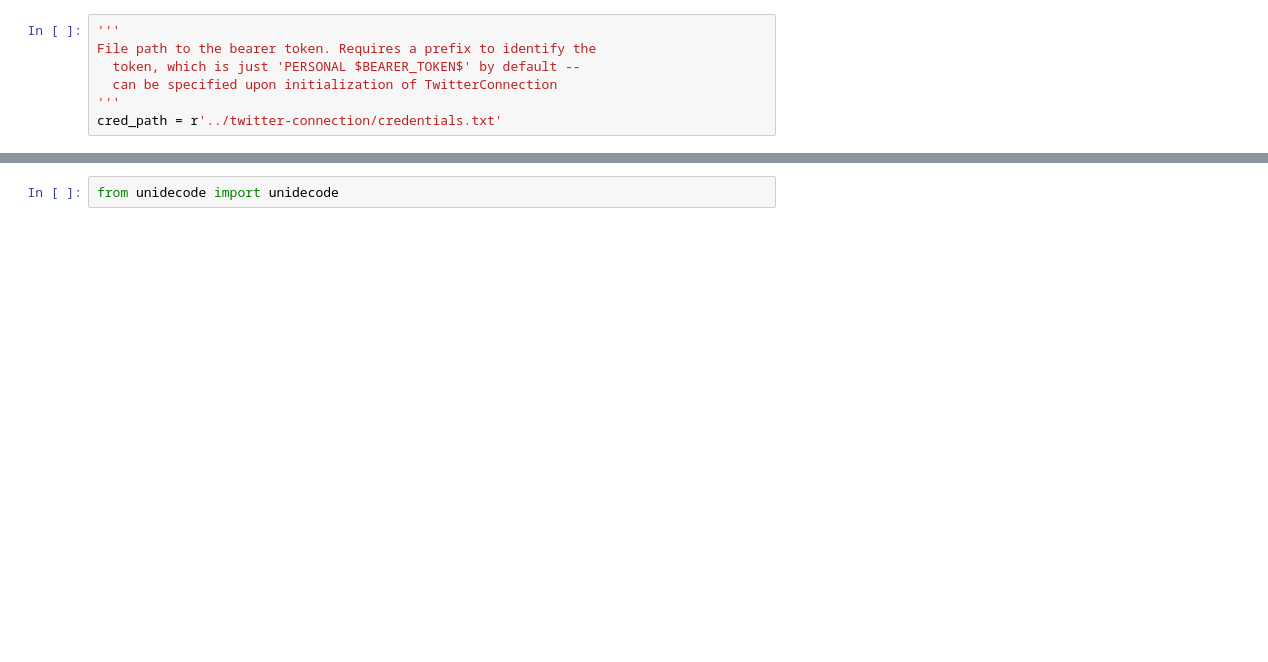
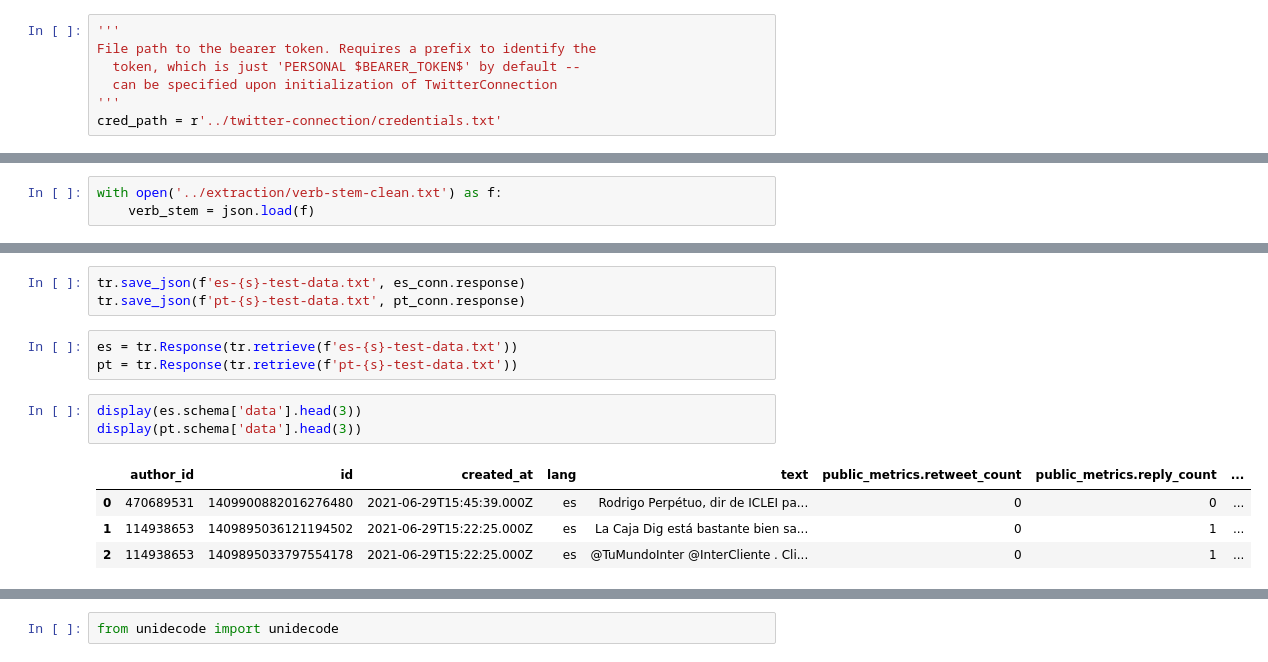
Before and after one commit to ruskirin/ling-twitter-analysis, a Jupyter notebook: extraction/extraction-test.ipynb, the cells around one changed output, grey strips where cells are left out. Cells and saved outputs as stored; diff of their text form; blank space fills up the shorter version.

```diff
--- a/extraction/extraction-test.ipynb
+++ b/extraction/extraction-test.ipynb
@@ -84,0 +29,3 @@ display(places.head(3))
+# %%
+with open('../extraction/verb-stem-clean.txt') as f:
+    verb_stem = json.load(f)
@@ -84,0 +74,14 @@ display(places.head(3))
+# %%
+tr.save_json(f'es-{s}-test-data.txt', es_conn.response)
+tr.save_json(f'pt-{s}-test-data.txt', pt_conn.response)
+# %%
+es = tr.Response(tr.retrieve(f'es-{s}-test-data.txt'))
+pt = tr.Response(tr.retrieve(f'pt-{s}-test-data.txt'))
+# %%
+display(es.schema['data'].head(3))
+display(pt.schema['data'].head(3))
+# %% [output]
+|  | author_id | id | created_at | lang | text | public_metrics.retweet_count | public_metrics.reply_count | ... |
+| 0 | 470689531 | 1409900882016276480 | 2021-06-29T15:45:39.000Z | es | Rodrigo Perpétuo, dir de ICLEI pa... | 0 | 0 | ... |
+| 1 | 114938653 | 1409895036121194502 | 2021-06-29T15:22:25.000Z | es | La Caja Dig está bastante bien sa... | 0 | 1 | ... |
+| 2 | 114938653 | 1409895033797554178 | 2021-06-29T15:22:25.000Z | es | @TuMundoInter @InterCliente . Cli... | 0 | 1 | ... |
```
Also changed, not shown: parts of 38 cells of this notebook, 6 other files.
